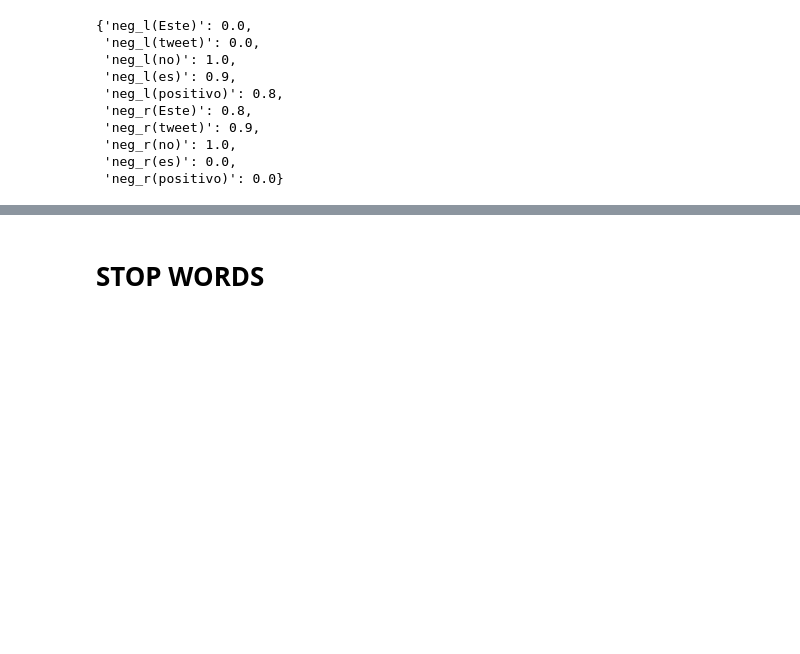
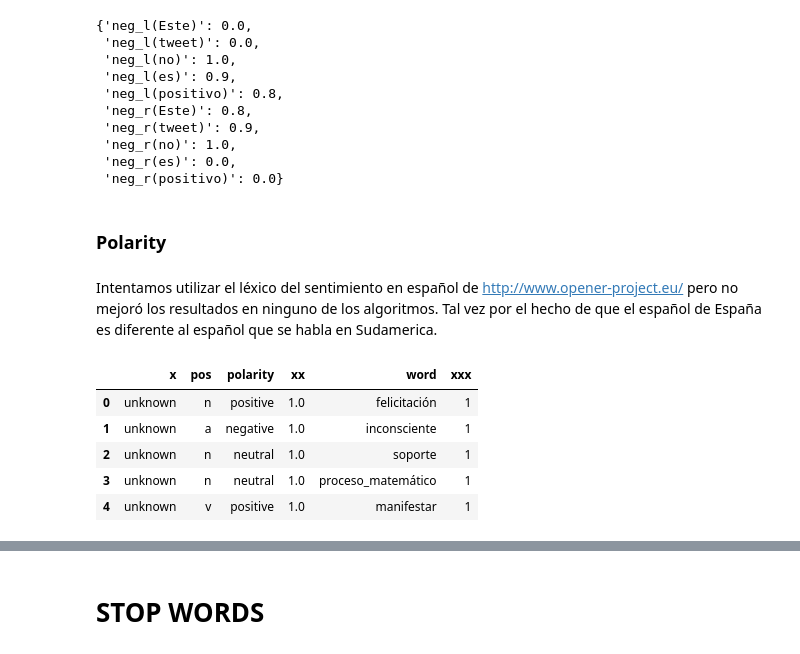
Before and after one commit to andreewD/Sentiments_Analysis, a Jupyter notebook: main.ipynb, the cells around one changed output, grey strips where cells are left out. Drawn from its saved outputs; the diff is of its cells as text; code cells hidden in the pictures; blank space fills up the shorter version.

```diff
--- a/main.ipynb
+++ b/main.ipynb
@@ -408,3 +402,19 @@ get_negation_features(text)
  'neg_r(no)': 1.0,
  'neg_r(es)': 0.0,
  'neg_r(positivo)': 0.0}
+# %% [markdown]
+### Polarity
+# %% [markdown]
+
+Intentamos utilizar el léxico del sentimiento en español de http://www.opener-project.eu/ pero no mejoró los resultados en ninguno de los algoritmos. Tal vez por el hecho de que el español de España es diferente al español que se habla en Sudamerica.
+# %%
+opener_lexicon = pd.read_csv('https://raw.githubusercontent.com/opener-project/public-sentiment-lexicons/master/propagation_lexicons/es/es.lemma.sy.an.hypo.rels.maxdepth5.seed500.maj.gold.csv', sep=';', header=None)
+opener_lexicon.columns = ['x','pos', 'polarity', 'xx','word','xxx']
+opener_lexicon.head()
+# %% [output]
+|  | x | pos | polarity | xx | word | xxx |
+| 0 | unknown | n | positive | 1.0 | felicitación | 1 |
+| 1 | unknown | a | negative | 1.0 | inconsciente | 1 |
+| 2 | unknown | n | neutral | 1.0 | soporte | 1 |
+| 3 | unknown | n | neutral | 1.0 | proceso_matemático | 1 |
+| 4 | unknown | v | positive | 1.0 | manifestar | 1 |
```
Also changed, not shown: parts of 47 cells of this notebook, 6 other files.
